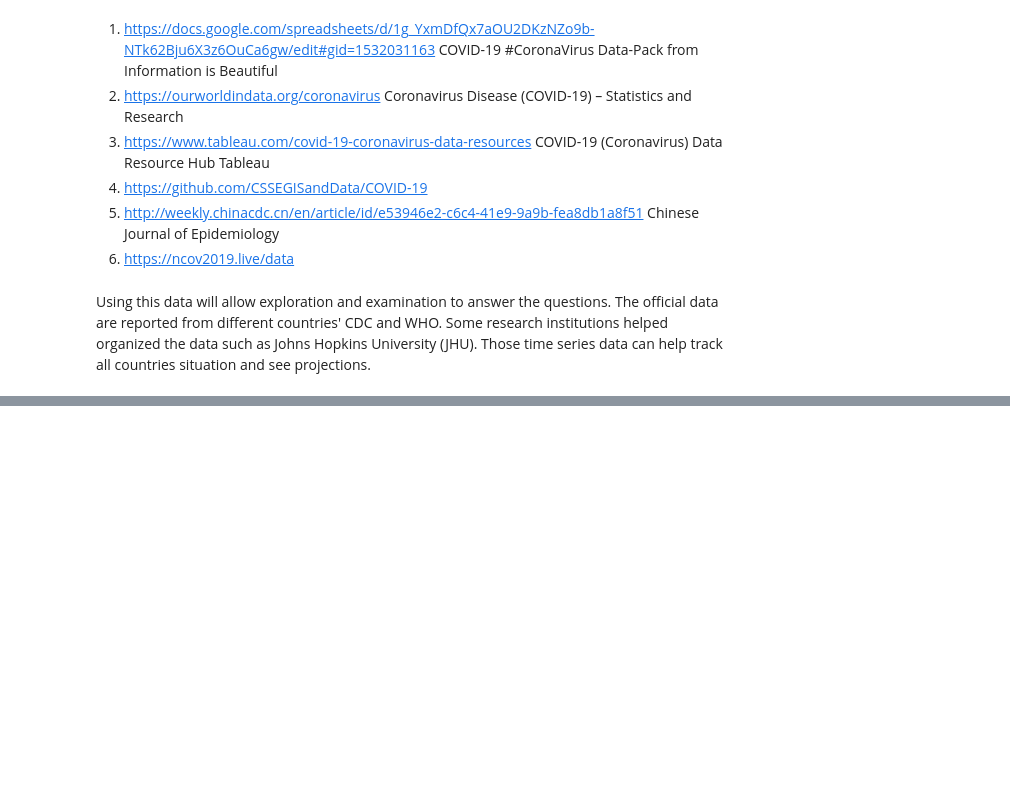
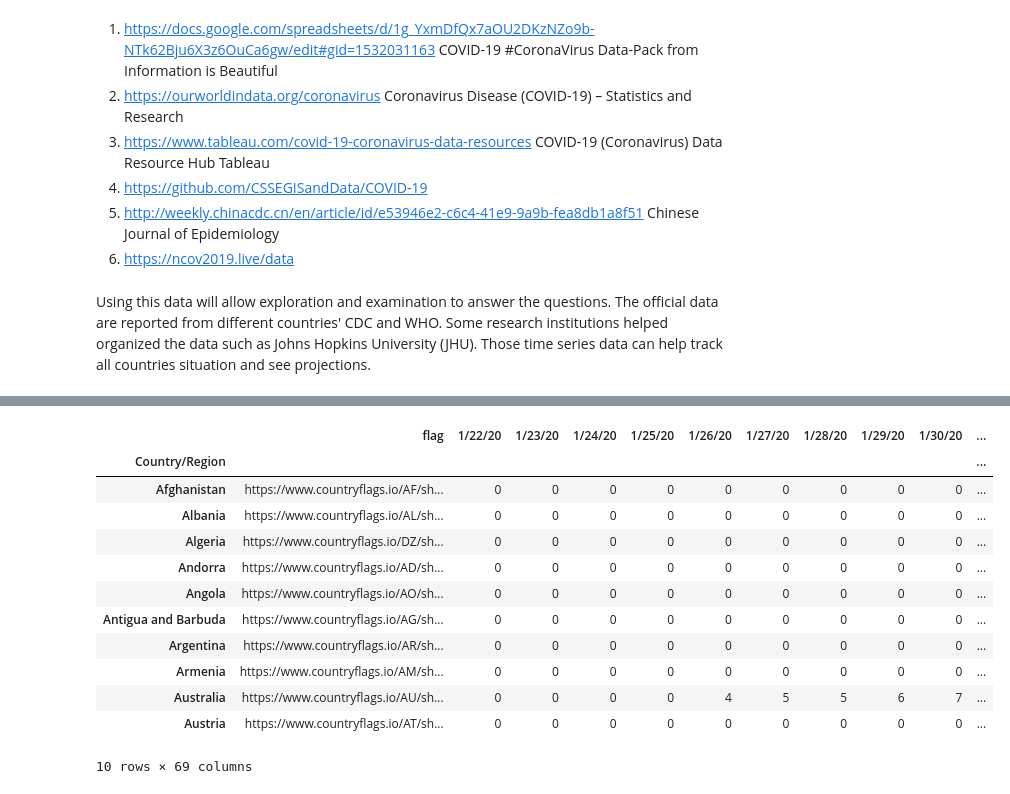
Before and after one commit to xuyangHan/IBM_DataScience, a Jupyter notebook: Capstone Report.ipynb, the cells around one changed output, grey strips where cells are left out. Cells and saved outputs as stored; diff of their text form; code cells hidden in the pictures; blank space fills up the shorter version.

```diff
--- a/Capstone Report.ipynb
+++ b/Capstone Report.ipynb
@@ -29,0 +213,20 @@ Using this data will allow exploration and examination to answer the questions.
+# %%
+# move the flag colum to the front
+cols = df_active.columns.tolist()
+cols = cols[-1:] + cols[:-1]
+df_active = df_active[cols]
+df_active.head(10)
+# %% [output]
+|  | flag | 1/22/20 | 1/23/20 | 1/24/20 | 1/25/20 | 1/26/20 | 1/27/20 | 1/28/20 | 1/29/20 | 1/30/20 | ... |
+| Country/Region |  |  |  |  |  |  |  |  |  |  | ... |
+| Afghanistan | https://www.countryflags.io/AF/sh... | 0 | 0 | 0 | 0 | 0 | 0 | 0 | 0 | 0 | ... |
+| Albania | https://www.countryflags.io/AL/sh... | 0 | 0 | 0 | 0 | 0 | 0 | 0 | 0 | 0 | ... |
+| Algeria | https://www.countryflags.io/DZ/sh... | 0 | 0 | 0 | 0 | 0 | 0 | 0 | 0 | 0 | ... |
+| Andorra | https://www.countryflags.io/AD/sh... | 0 | 0 | 0 | 0 | 0 | 0 | 0 | 0 | 0 | ... |
+| Angola | https://www.countryflags.io/AO/sh... | 0 | 0 | 0 | 0 | 0 | 0 | 0 | 0 | 0 | ... |
+| Antigua and Barbuda | https://www.countryflags.io/AG/sh... | 0 | 0 | 0 | 0 | 0 | 0 | 0 | 0 | 0 | ... |
+| Argentina | https://www.countryflags.io/AR/sh... | 0 | 0 | 0 | 0 | 0 | 0 | 0 | 0 | 0 | ... |
+| Armenia | https://www.countryflags.io/AM/sh... | 0 | 0 | 0 | 0 | 0 | 0 | 0 | 0 | 0 | ... |
+| Australia | https://www.countryflags.io/AU/sh... | 0 | 0 | 0 | 0 | 4 | 5 | 5 | 6 | 7 | ... |
+| Austria | https://www.countryflags.io/AT/sh... | 0 | 0 | 0 | 0 | 0 | 0 | 0 | 0 | 0 | ... |
+10 rows × 69 columns
```
Also changed, not shown: parts of 69 cells of this notebook, 1 other file.
